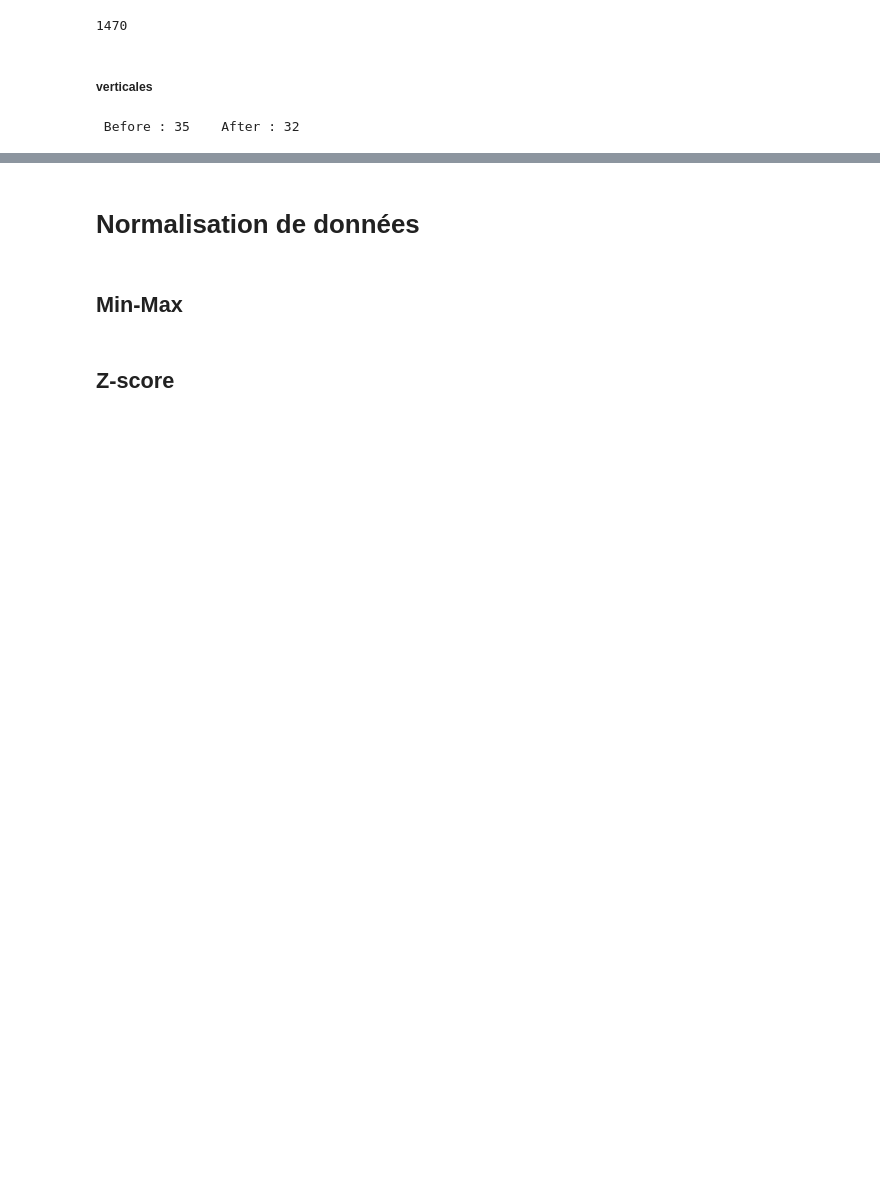
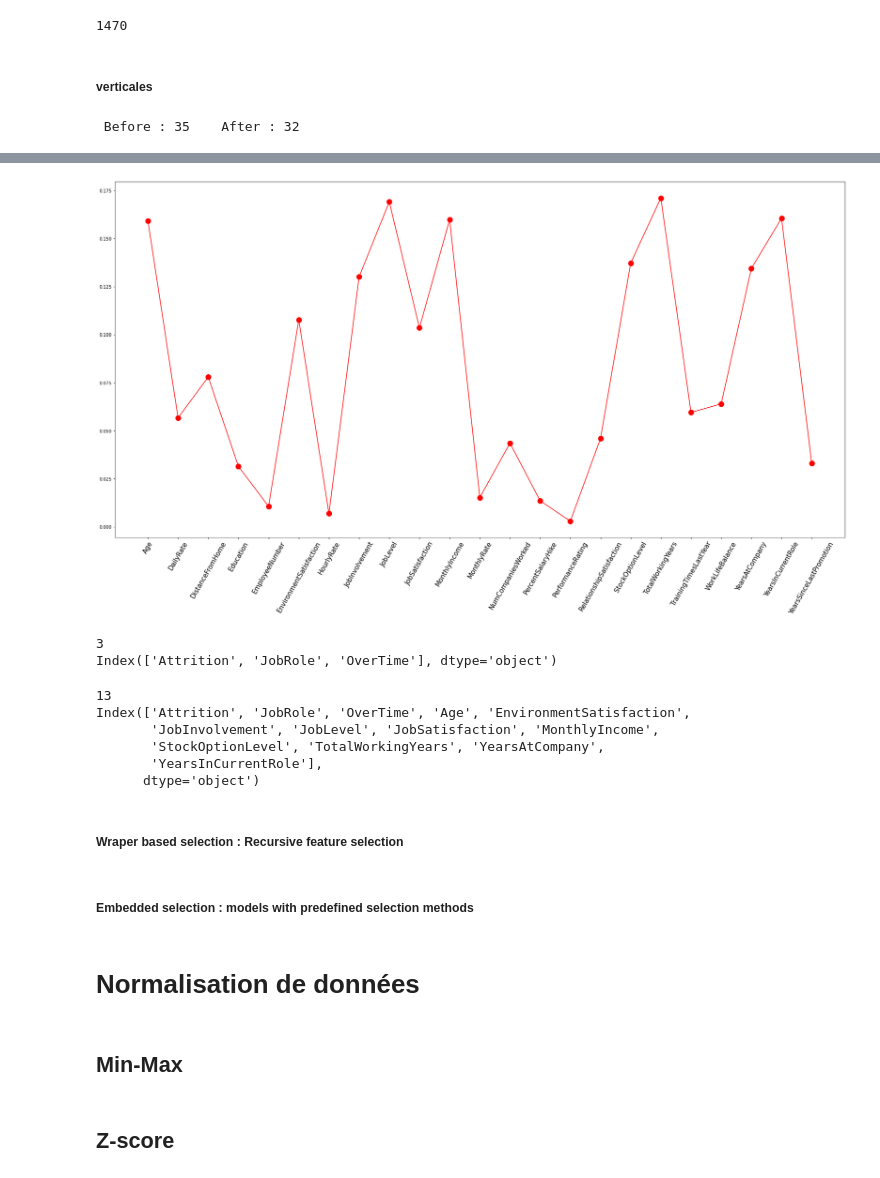
Before and after one commit to ferrorra/DataMining, a Jupyter notebook: Projet/Partie2/PREPROCESSING.ipynb, the cells around one changed output, grey strips where cells are left out. Drawn from its saved outputs; the diff is of its cells as text; code cells hidden in the pictures; blank space fills up the shorter version.

```diff
--- a/Projet/Partie2/PREPROCESSING.ipynb
+++ b/Projet/Partie2/PREPROCESSING.ipynb
@@ -703,0 +848,3 @@ print(f" Before : {len(dbefore.columns)}    After : {len(df.columns)}")
+# %%
+numeric['Attrition'] = X.squeeze()
+numeric.head(1)
@@ -703,0 +855,20 @@ print(f" Before : {len(dbefore.columns)}    After : {len(df.columns)}")
+# %%
+def pbc_scratch(data):
+    featss =[]
+
+    for d in data.columns[:-2]:
+        bd_unique = data['Attrition'].unique()
+
+        g0 = data[data['Attrition'] == bd_unique[0]][d]
+        g1 = data[data['Attrition'] == bd_unique[1]][d]
+
+        s_y = np.std(data[d])
+        n = len(data['Attrition'])
+        n0 = len(g0)
+        n1 = len(g1)
+        m0 = g0.mean()
+        m1 = g1.mean()
+
+        featss.append((d,(m0-m1)*math.sqrt((n0*n1)/n**2)/s_y))
+    return featss
+featss=pbc_scratch(numeric)
@@ -704,3 +907,41 @@ print(f" Before : {len(dbefore.columns)}    After : {len(df.columns)}")
+# %%
+atts=[]
+vvs=[]
+for kk,vv in featss:
+    atts.append(kk)
+    vvs.append(abs(vv))
+visualize(atts,vvs)
+# %% [output]
+[figure, added]
+# %%
+#creating our new df with the best attributes
+newdf= pd.DataFrame(df['Attrition'])
+for k,v in feats:
+    if v>50:
+        newdf[k] =df[k]
+print(len(newdf.columns))
+print(newdf.columns)
+# %% [output]
+3
+Index(['Attrition', 'JobRole', 'OverTime'], dtype='object')
+# %%
+#creating our new df with the best attributes
+for kk,vv in featss:
+    if abs(vv)>0.1:
+        newdf[kk] =df[kk]
+print(len(newdf.columns))
+print(newdf.columns)
+# %% [output]
+13
+Index(['Attrition', 'JobRole', 'OverTime', 'Age', 'EnvironmentSatisfaction',
+       'JobInvolvement', 'JobLevel', 'JobSatisfaction', 'MonthlyIncome',
+       'StockOptionLevel', 'TotalWorkingYears', 'YearsAtCompany',
+       'YearsInCurrentRole'],
+      dtype='object')
+# %% [markdown]
+##### Wraper based selection : Recursive feature selection
+# %% [markdown]
+##### Embedded selection : models with predefined selection methods
 # %% [markdown]
 # Normalisation de données
 # %% [markdown]
```
Also changed, not shown: parts of 20 cells of this notebook.
